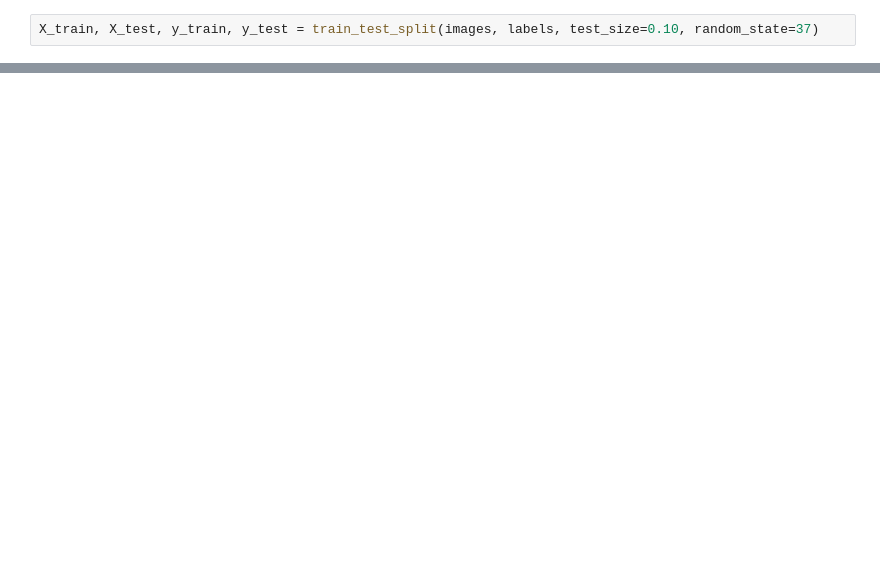
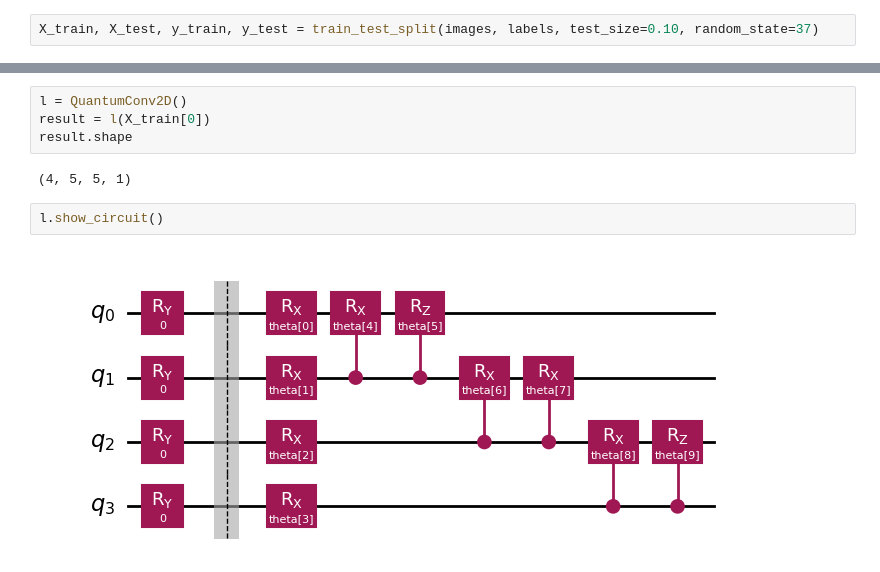
Before and after one commit to Dpbm/qml-course, a Jupyter notebook: qiskit/quantum.ipynb, the cells around one changed output, grey strips where cells are left out. Drawn from its saved outputs; the diff is of its cells as text; blank space fills up the shorter version.

```diff
--- a/qiskit/quantum.ipynb
+++ b/qiskit/quantum.ipynb
@@ -66,0 +165,10 @@ X_train, X_test, y_train, y_test = train_test_split(images, labels, test_size=0.
+# %%
+l = QuantumConv2D()
+result = l(X_train[0])
+result.shape
+# %% [output]
+(4, 5, 5, 1)
+# %%
+l.show_circuit()
+# %% [output]
+[figure, added]
```
Also changed, not shown: parts of 12 cells of this notebook, 3 other files.
